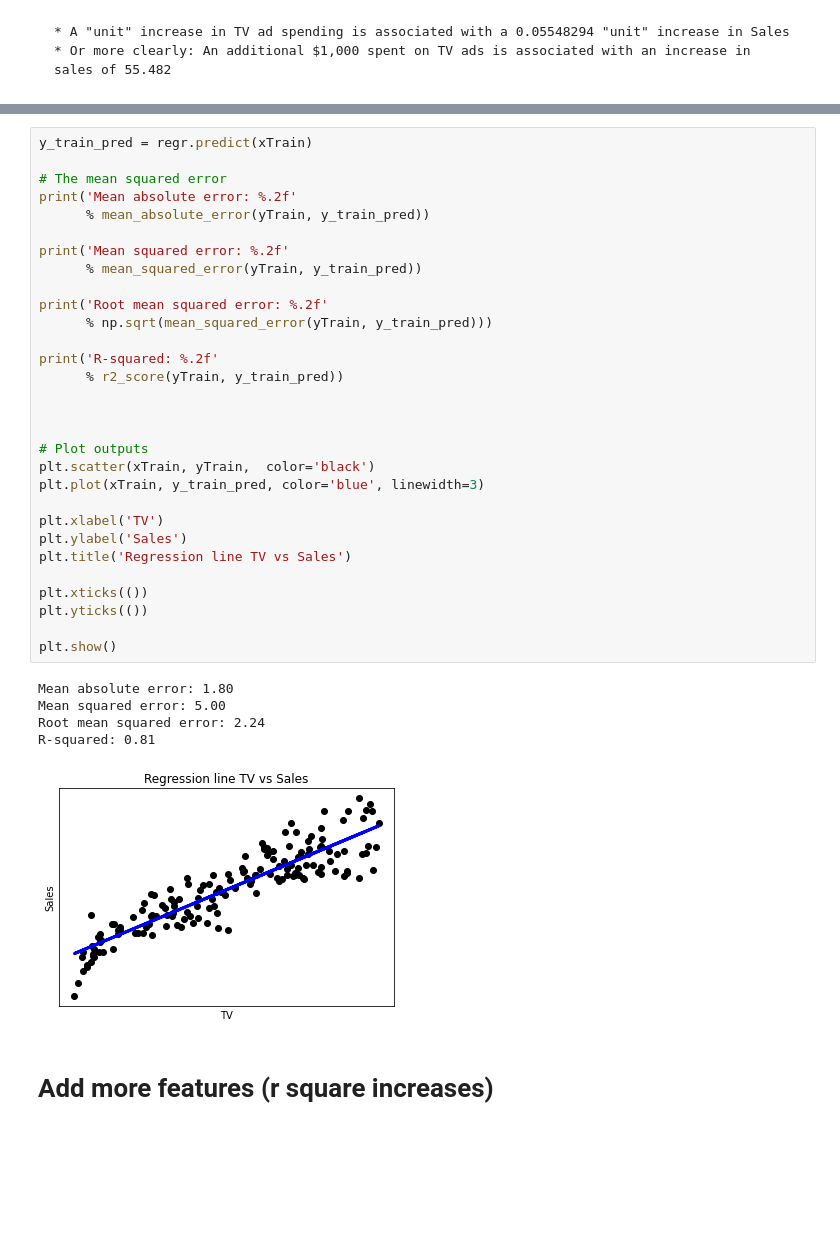
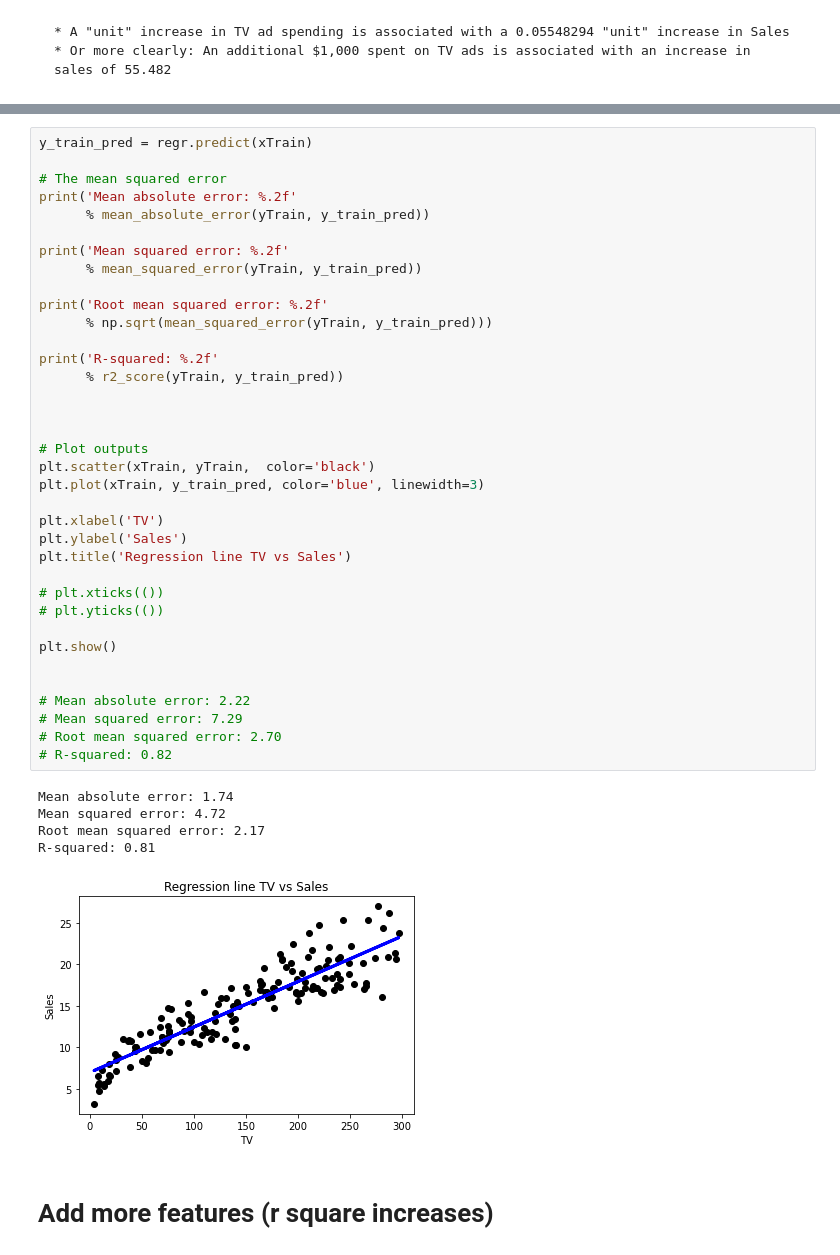
Before and after one commit to hakobyannairi/ACA-group2, a Jupyter notebook: week1/Linear_regression_Example.ipynb, the cells around one changed output, grey strips where cells are left out. Cells and saved outputs as stored; diff of their text form; blank space fills up the shorter version.

```diff
--- a/week1/Linear_regression_Example.ipynb
+++ b/week1/Linear_regression_Example.ipynb
@@ -233,39 +232,45 @@ array([11. , 14.8, 10.1,  9.7, 16.6,  7.6, 10.5, 14.6, 10.4, 12. , 14.6,
 # %%
 y_train_pred = regr.predict(xTrain)
 
 # The mean squared error
 print('Mean absolute error: %.2f'
       % mean_absolute_error(yTrain, y_train_pred))
 
 print('Mean squared error: %.2f'
       % mean_squared_error(yTrain, y_train_pred))
 
 print('Root mean squared error: %.2f'
       % np.sqrt(mean_squared_error(yTrain, y_train_pred)))
 
 print('R-squared: %.2f'
       % r2_score(yTrain, y_train_pred))
 
 
 
 # Plot outputs
 plt.scatter(xTrain, yTrain,  color='black')
 plt.plot(xTrain, y_train_pred, color='blue', linewidth=3)
 
 plt.xlabel('TV')
 plt.ylabel('Sales')
 plt.title('Regression line TV vs Sales')
 
-plt.xticks(())
-plt.yticks(())
+# plt.xticks(())
+# plt.yticks(())
 
 plt.show()
+
+
+# Mean absolute error: 2.22
+# Mean squared error: 7.29
+# Root mean squared error: 2.70
+# R-squared: 0.82
 # %% [output]
-Mean absolute error: 1.80
-Mean squared error: 5.00
-Root mean squared error: 2.24
+Mean absolute error: 1.74
+Mean squared error: 4.72
+Root mean squared error: 2.17
 R-squared: 0.81
-[figure, old version]
+[figure, new version]
 # %% [markdown]
 # Add more features (r square increases)
 # %%
```
Also changed, not shown: parts of 20 cells of this notebook, 7 other files.
